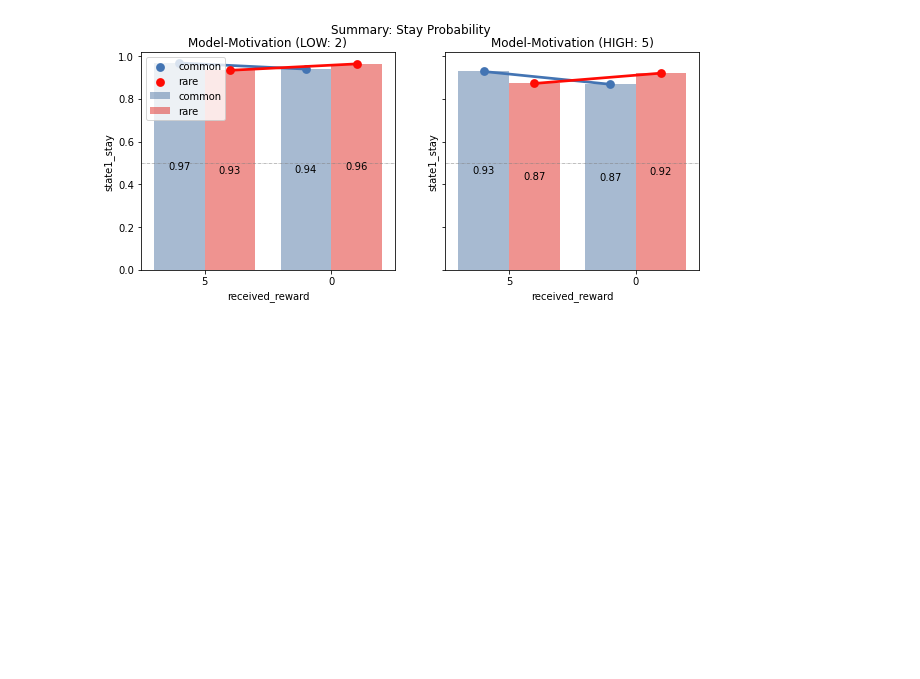
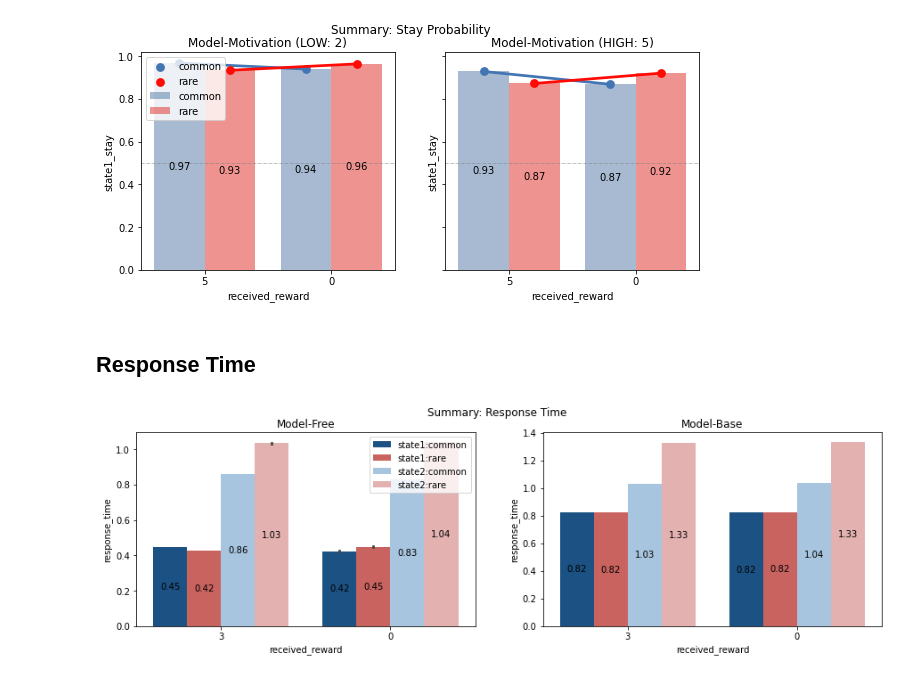
Before and after one commit to yangyuxue2333/ACTR-MarkovTask, a Jupyter notebook: analysis/analysis_models.ipynb, the cells around one changed output. Cells and saved outputs as stored; diff of their text form; code cells hidden in the pictures; blank space fills up the shorter version.

```diff
--- a/analysis/analysis_models.ipynb
+++ b/analysis/analysis_models.ipynb
@@ -32,6 +34,8 @@ def load_simulation(model_name='markov-model1'):
     df1['received_reward'] = pd.to_numeric(df1['received_reward'], errors='coerce')
     df1['optimal_response_sum_prop'] = pd.to_numeric(df1['optimal_response_sum_prop'], errors='coerce')
     df1['received_reward_sum_prop'] = pd.to_numeric(df1['received_reward_sum_prop'], errors='coerce')
+    df1['state1_response_time'] = pd.to_numeric(df1['state1_response_time'], errors='coerce')
+    df1['state2_response_time'] = pd.to_numeric(df1['state2_response_time'], errors='coerce')
 
     if model_name=='markov-model3':
         df1.index = range(len(df1))
@@ -137,3 +143,43 @@ axes[1].set_title('Model-Motivation (HIGH: %.d)' % (df32['received_reward'].max(
 plt.show()
 # %% [output]
 [figure]
+# %% [markdown]
+## Response Time
+# %%
+df1_long = df1[['received_reward', 'state_frequency', 'state1_response_time', 'state2_response_time']].melt(id_vars=['received_reward', 'state_frequency'], value_vars=['state1_response_time', 'state2_response_time'], var_name='state_name', value_name='response_time')
+df2_long = df2[['received_reward', 'state_frequency', 'state1_response_time', 'state2_response_time']].melt(id_vars=['received_reward', 'state_frequency'], value_vars=['state1_response_time', 'state2_response_time'], var_name='state_name', value_name='response_time')
+df31_long = df31[['received_reward', 'state_frequency', 'state1_response_time', 'state2_response_time']].melt(id_vars=['received_reward', 'state_frequency'], value_vars=['state1_response_time', 'state2_response_time'], var_name='state_name', value_name='response_time')
+df32_long = df32[['received_reward', 'state_frequency', 'state1_response_time', 'state2_response_time']].melt(id_vars=['received_reward', 'state_frequency'], value_vars=['state1_response_time', 'state2_response_time'], var_name='state_name', value_name='response_time')
+
+
+df1_long['state'] = df1_long.apply(lambda x: x['state_name'].split('_')[0]+':'+x['state_frequency'], axis=1)
+df2_long['state'] = df2_long.apply(lambda x: x['state_name'].split('_')[0]+':'+x['state_frequency'], axis=1)
+df31_long['state'] = df31_long.apply(lambda x: x['state_name'].split('_')[0]+':'+x['state_frequency'], axis=1)
+df32_long['state'] = df32_long.apply(lambda x: x['state_name'].split('_')[0]+':'+x['state_frequency'], axis=1)
+# %%
+my_palette2 = sns.color_palette(["#0b5394", "#D9534F", "#9fc5e8", "#ECA9A7"])
+hue_order = ['state1:common', 'state1:rare', 'state2:common', 'state2:rare']
+
+fig, axes = plt.subplots(1,2, figsize=(15,4), sharex=True)
+fig.suptitle('Summary: Response Time')
+sns.barplot(data=df1_long, x='received_reward', y='response_time',
+            hue='state', palette=my_palette2,
+            order = sorted(df1_long['received_reward'].unique(), reverse=True),
+            hue_order=hue_order, ax=axes[0])
+
+sns.barplot(data=df2_long, x='received_reward', y='response_time',
+            hue='state', palette=my_palette2,
+            order = sorted(df2_long['received_reward'].unique(), reverse=True),
+            hue_order=hue_order, ax=axes[1])
+for ax in axes:
+    for container in ax.containers:
+        ax.bar_label(container, fmt='%.2f', label_type='center')
+
+axes[0].legend(loc=1)
+axes[1].legend_.remove()
+axes[0].set_title('Model-Free')
+axes[1].set_title('Model-Base')
+
+plt.show()
+# %% [output]
+[figure, added]
```
Also changed, not shown: parts of 3 cells of this notebook, 3 other files.
